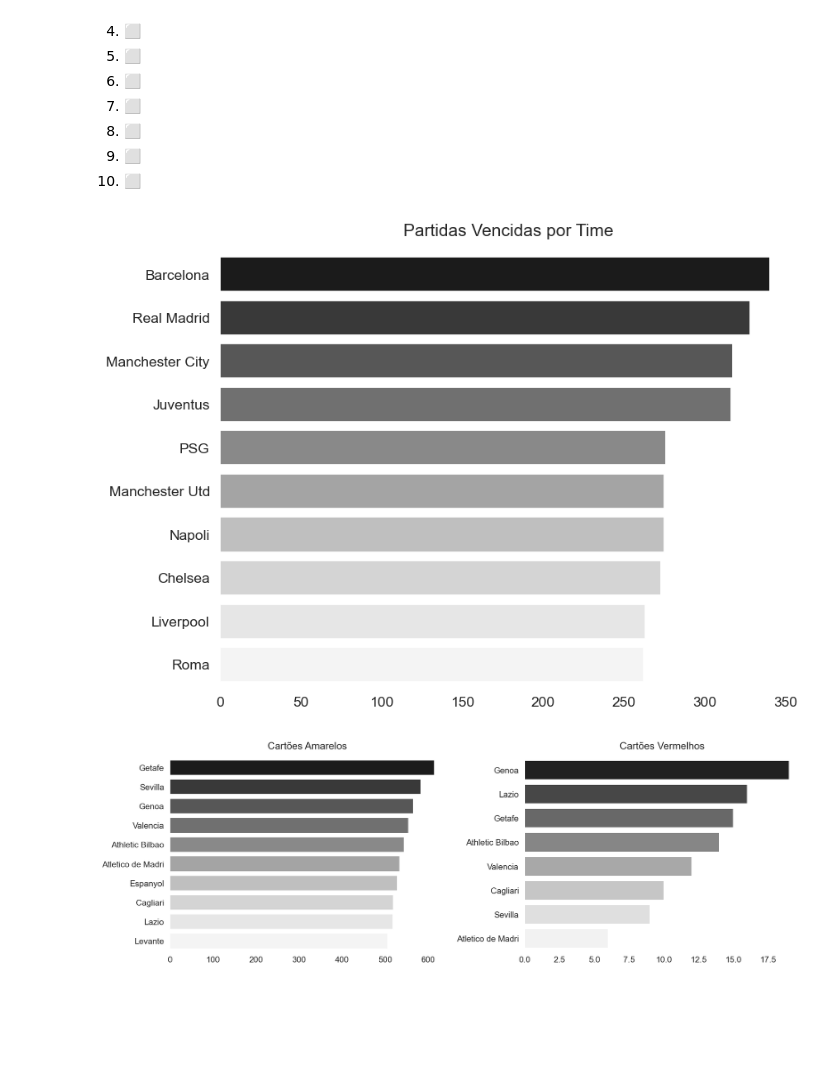
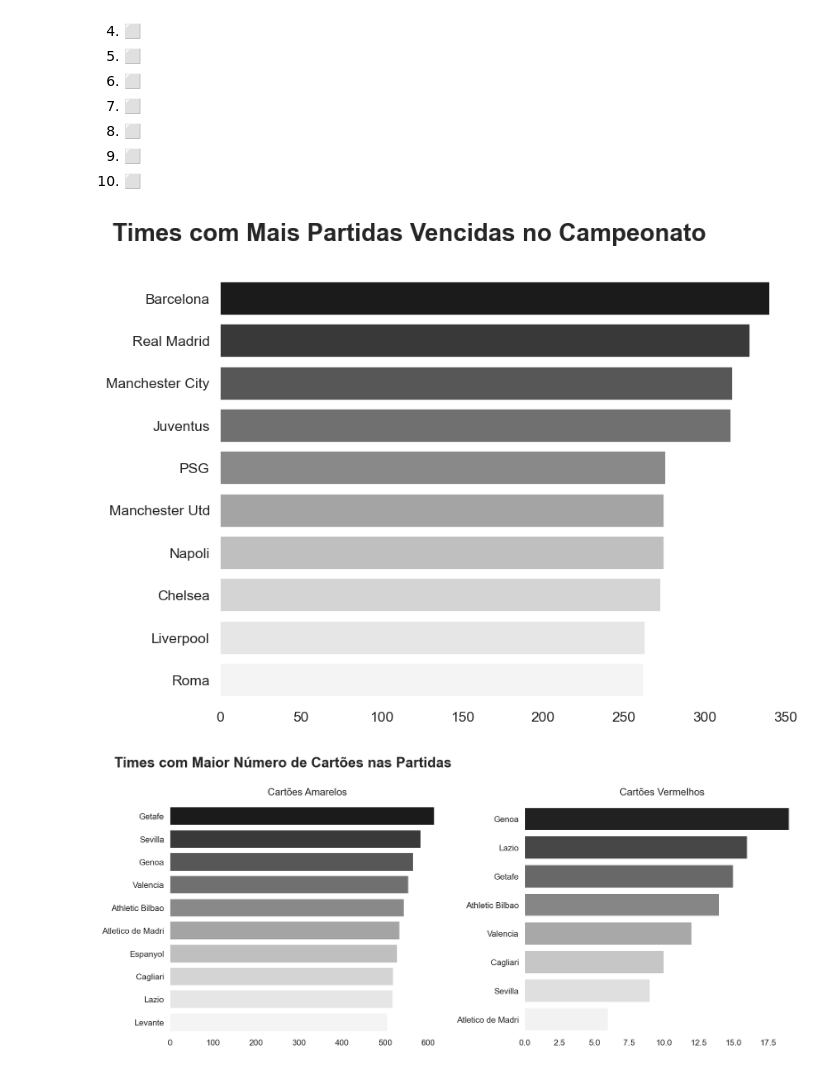
Before and after one commit to UFRJ-Analytica/PS-2025.1, a Jupyter notebook: analise-dados.ipynb, the cells around one changed output. Cells and saved outputs as stored; diff of their text form; code cells hidden in the pictures; blank space fills up the shorter version.

Commit message:
adicionando titulos superiores aos gráficos e legendas às linhas do gráfico de posse de bola

```diff
--- a/analise-dados.ipynb
+++ b/analise-dados.ipynb
@@ -50,32 +50,33 @@ aux.columns = ["Vencedores", "Contagem"]
 # Criando o gráfico inicial levemente estilizado dos times vencedores
 fig = plt.figure(figsize = (7,5), dpi = 125)
 sns.barplot(data=aux, y="Vencedores", x="Contagem", hue = "Vencedores", legend = False, palette='Greys_r')
-plt.title("Partidas Vencidas por Time", y = 1.02)
 plt.xlabel("")
 plt.ylabel("")
 for spine in plt.gca().spines.values():spine.set_visible(False)
 
+fig.suptitle('Times com Mais Partidas Vencidas no Campeonato', x = 0.03, ha = "left", fontsize=17, fontweight='bold', y=1)
 plt.tight_layout()
 plt.show()
 # %% [output]
-[figure, old version]
+[figure, new version]
 # %%
 # Criando dataframe auxiliar agrupando os times e somando os seus diferentes tipos de cartões em diferentes colunas
 lista_cartoes = ["Cartões amarelos 1", "Cartões vermelhos 1"]
 aux = df.groupby("Time 1")[lista_cartoes].sum().reset_index()
-fig, axs = plt.subplots(1, 2, dpi=150, figsize=(12, 4))
+fig, axs = plt.subplots(1, 2, dpi=150, figsize=(12, 5))
 
 # Criando o gráfico de barplot impedindo duplicatas em número de cartão para deixar mais interessante e aplicando cosméticos para deixar o visual mais "clean"
 for idx, nome in enumerate(lista_cartoes):
     aux = aux.drop_duplicates(subset=[nome]).sort_values(by = nome, ascending = False).head(10)
     sns.barplot(data=aux, x=nome, y="Time 1", hue = "Time 1", legend = False, ax=axs[idx], palette="Greys_r")
     axs[idx].set_title(nome.rstrip("1").title(), y = 1.02)
     axs[idx].set_ylabel('')
     axs[idx].set_xlabel('')
     for spine in axs[idx].spines.values():spine.set_visible(False)
 
+fig.suptitle('Times com Maior Número de Cartões nas Partidas', x = 0.03, ha = "left", fontsize=17, fontweight='bold', y=1)
 plt.tight_layout()
 plt.show()
 # %% [output]
-[figure, old version]
+[figure, new version]
 # %%
```
Also changed, not shown: parts of 1 cell of this notebook.
